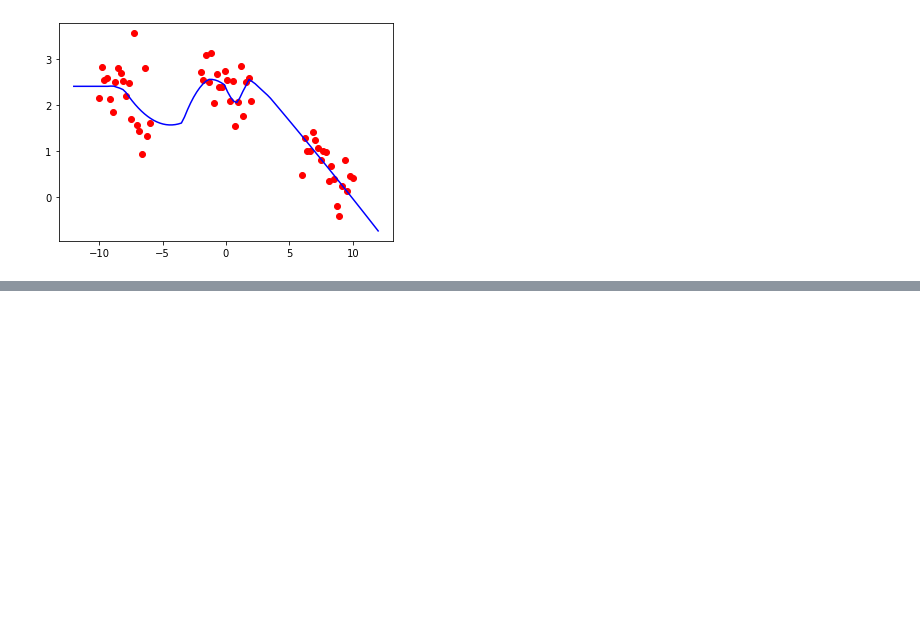
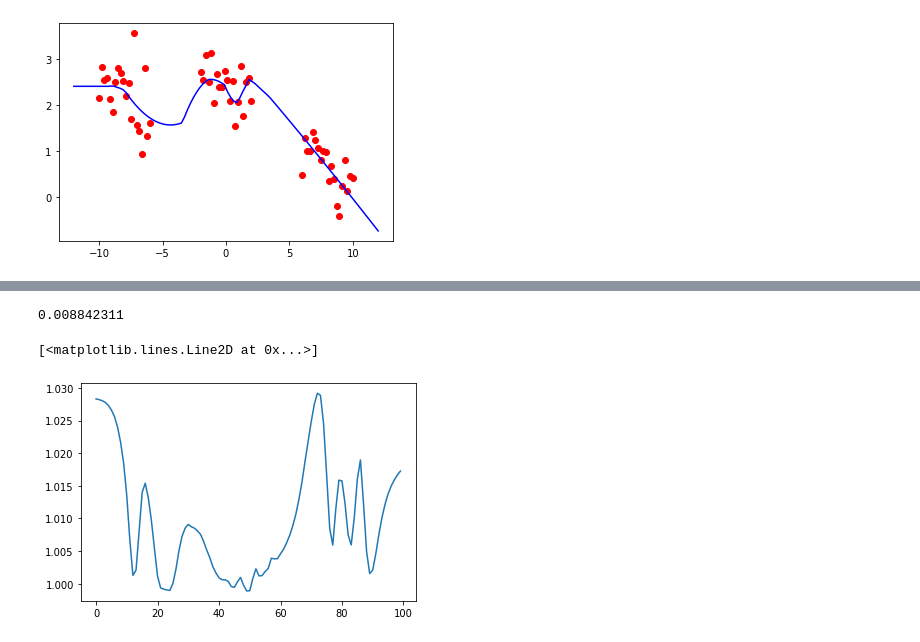
Before and after one commit to izmailovpavel/understandingbdl, a Jupyter notebook: experiments/deep_ensembles/1d regression_hmc.ipynb, the cells around one changed output, grey strips where cells are left out. Saved outputs shown, nothing was run; the diff lists cells and outputs as text; code cells hidden in the pictures; blank space fills up the shorter version.

```diff
--- a/experiments/deep_ensembles/1d regression_hmc.ipynb
+++ b/experiments/deep_ensembles/1d regression_hmc.ipynb
@@ -165,0 +207,35 @@ plt.plot(x_.data.numpy(), pred_upper, "-g", lw=2)
+# %%
+all_chain_preds = []
+all_chain_means, all_chain_vars = [], []
+N = 300
+Burnin = 20
+for chain in range(9):
+    chain_preds = np.load("hmc_ensembles_preds_new4_chain{}.npy".format(chain))[0, :, :, 0]
+    chain_preds = chain_preds[Burnin:N]
+    all_chain_preds.append(chain_preds)
+    chain_var = np.std(chain_preds, axis=0)**2
+    chain_mean = np.mean(chain_preds, axis=0)
+    all_chain_means.append(chain_mean)
+    all_chain_vars.append(chain_var)
+
+
+
+all_chain_means = np.vstack(all_chain_means)
+all_chain_vars = np.vstack(all_chain_vars)
+
+M = len(all_chain_means)
+b_mean = all_chain_means.mean(axis=0)
+
+B = N / (M - 1) * np.sum((all_chain_means - b_mean[None, :])**2, axis=0)
+W = np.sum(all_chain_vars, axis=0) / M
+# %%
+V_hat = (N-1) / N * W + 1 / N * B
+# %%
+np.sqrt(V_hat / W).std()
+# %% [output]
+0.008842311
+# %%
+plt.plot(np.sqrt(V_hat / W))
+# %% [output]
+[<matplotlib.lines.Line2D at 0x...>]
+[figure, added]
```
Also changed, not shown: parts of 12 cells of this notebook, 1 other file.
